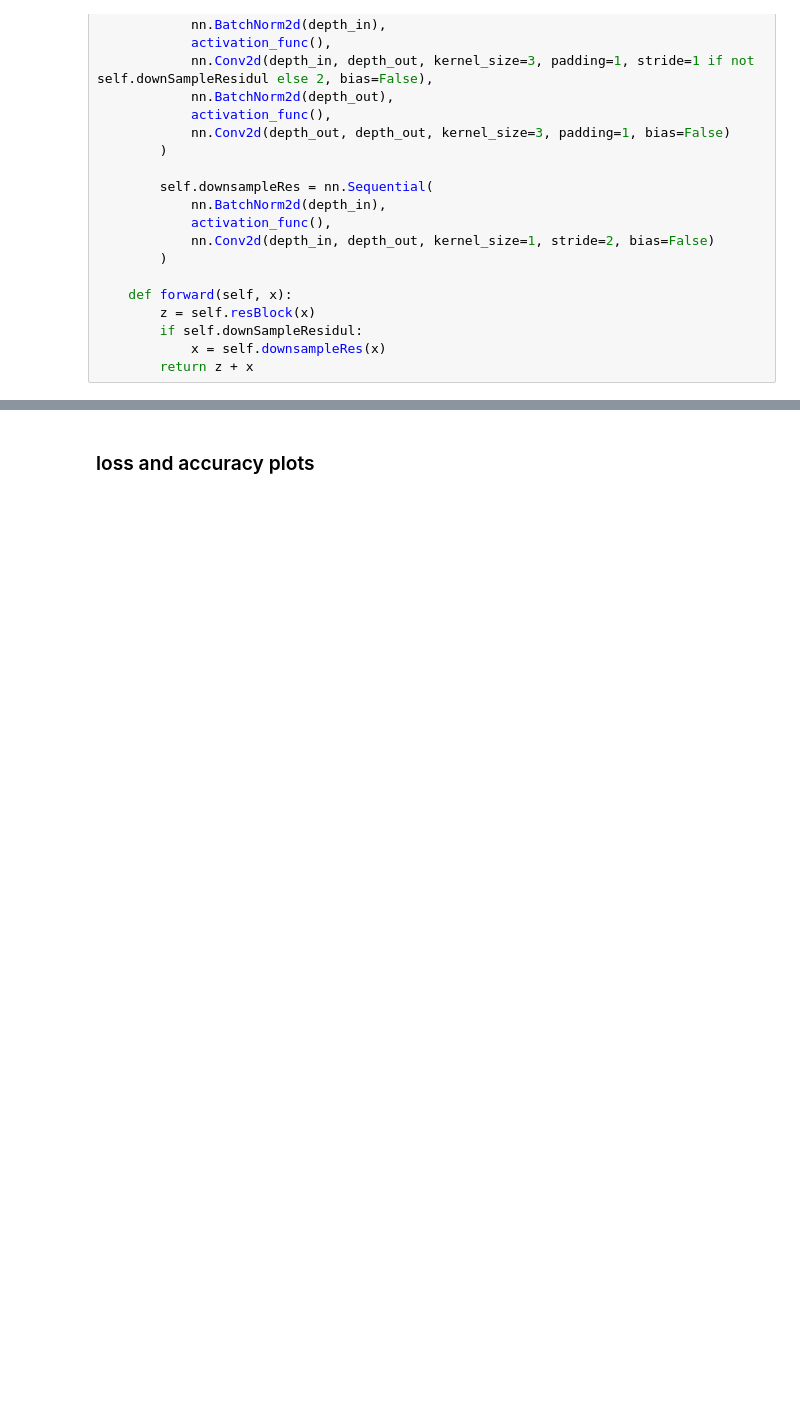
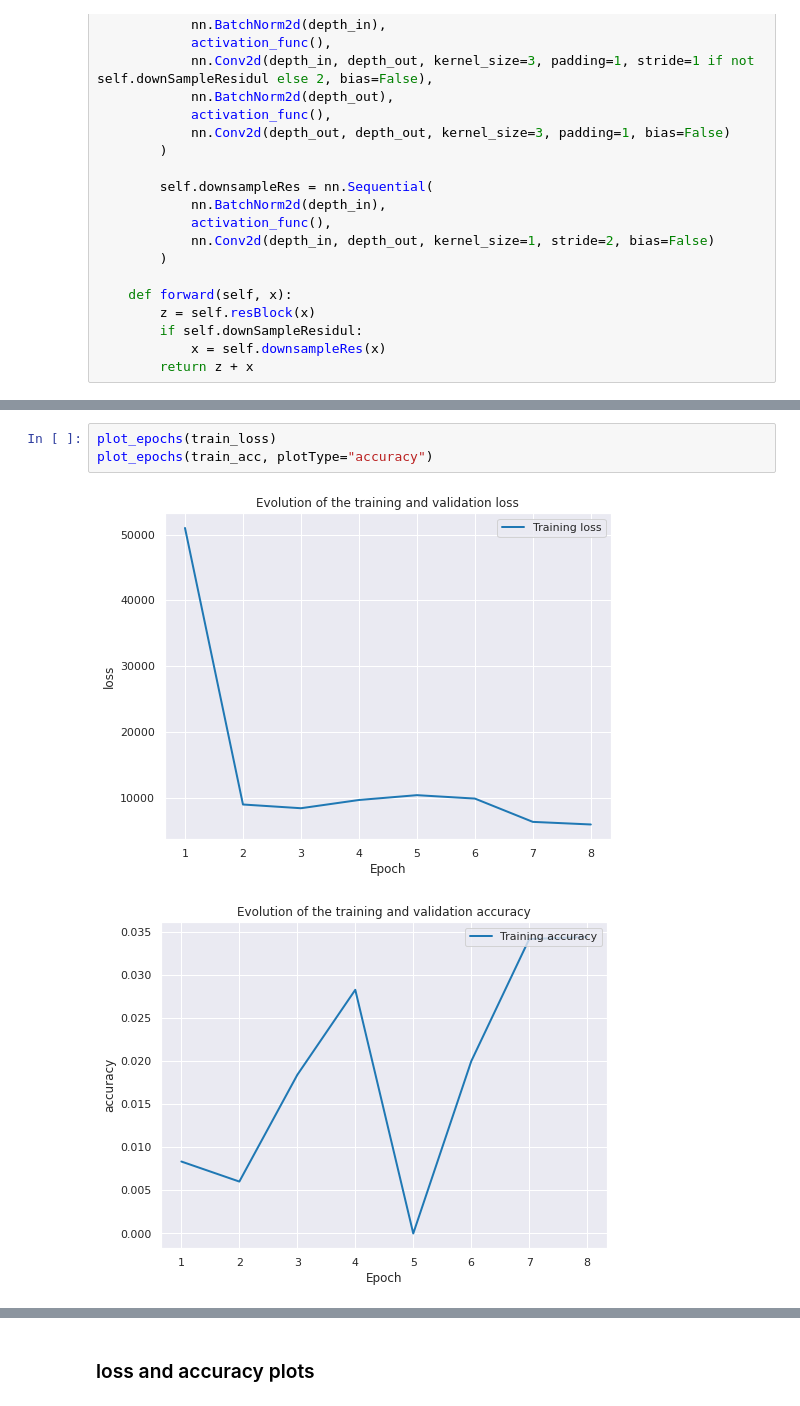
Before and after one commit to MElena14/COMP341, a Jupyter notebook: assignment1.ipynb, the cells around one changed output, grey strips where cells are left out. Saved outputs shown, nothing was run; the diff lists cells and outputs as text; blank space fills up the shorter version.

Commit message:
Added depth model and training

```diff
--- a/assignment1.ipynb
+++ b/assignment1.ipynb
@@ -413,0 +496,6 @@ learning rate: 0.001
+# %%
+plot_epochs(train_loss)
+plot_epochs(train_acc, plotType="accuracy")
+# %% [output]
+[figure, added]
+[figure, added]
```
Also changed, not shown: parts of 19 cells of this notebook.
